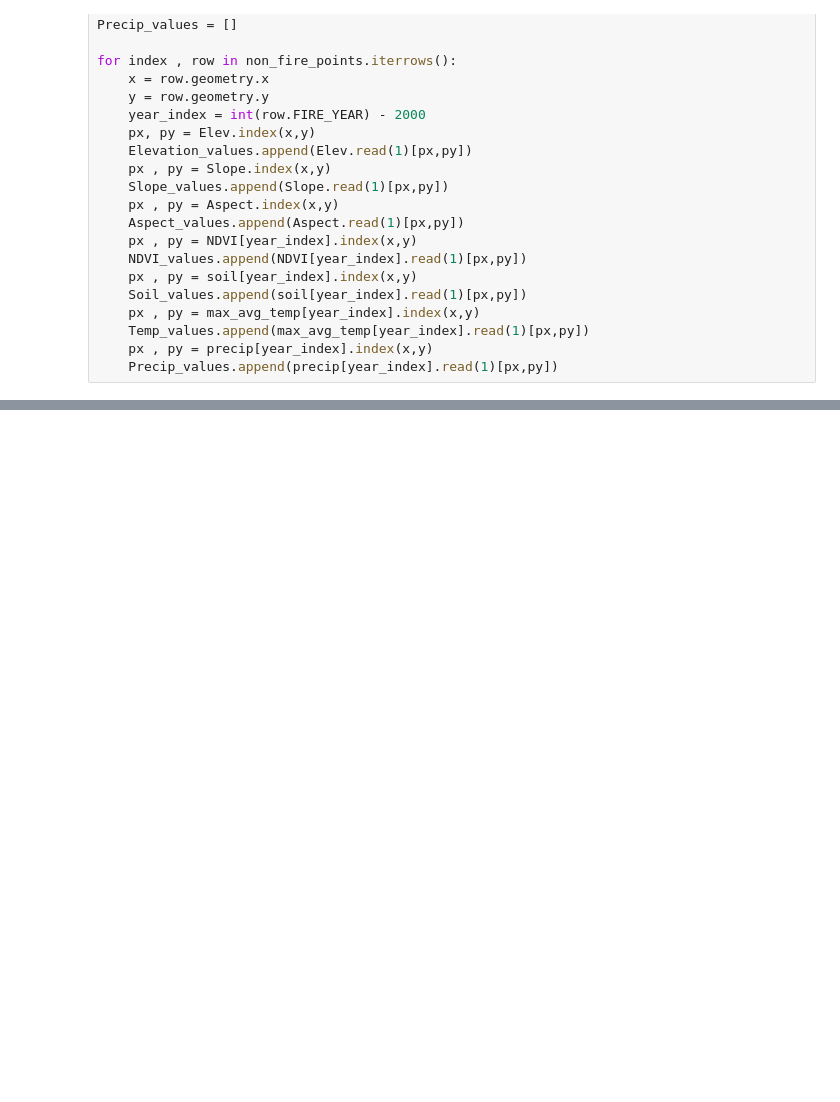
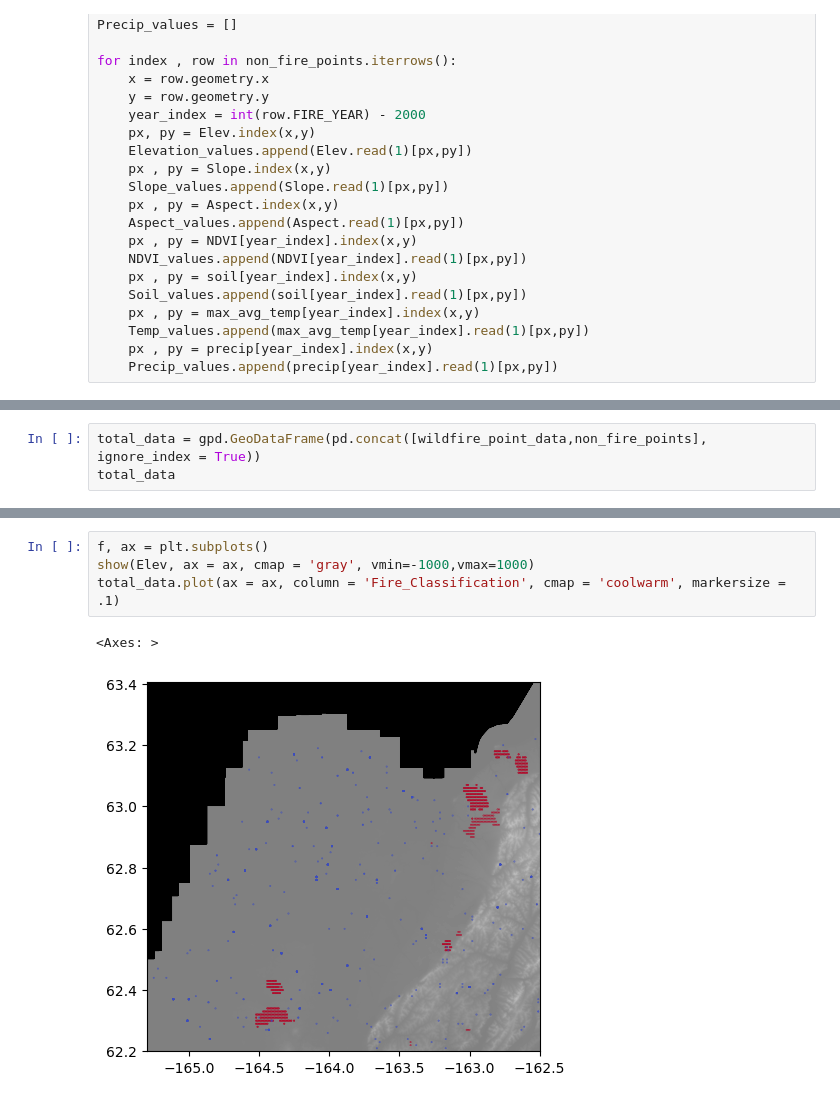
Before and after one commit to cmanna75/wildfire_susceptibility, a Jupyter notebook: Wildfire_Susceptibility.ipynb, the cells around one changed output, grey strips where cells are left out. Cells and saved outputs as stored; diff of their text form; blank space fills up the shorter version.

```diff
--- a/Wildfire_Susceptibility.ipynb
+++ b/Wildfire_Susceptibility.ipynb
@@ -562 +576,4 @@ non_fire_points
 798 rows × 10 columns
+# %%
+total_data = gpd.GeoDataFrame(pd.concat([wildfire_point_data,non_fire_points], ignore_index = True))
+total_data
@@ -562,0 +594,7 @@ non_fire_points
+# %%
+f, ax = plt.subplots()
+show(Elev, ax = ax, cmap = 'gray', vmin=-1000,vmax=1000)
+total_data.plot(ax = ax, column = 'Fire_Classification', cmap = 'coolwarm', markersize = .1)
+# %% [output]
+<Axes: >
+[figure, added]
```
Also changed, not shown: parts of 30 cells of this notebook.
